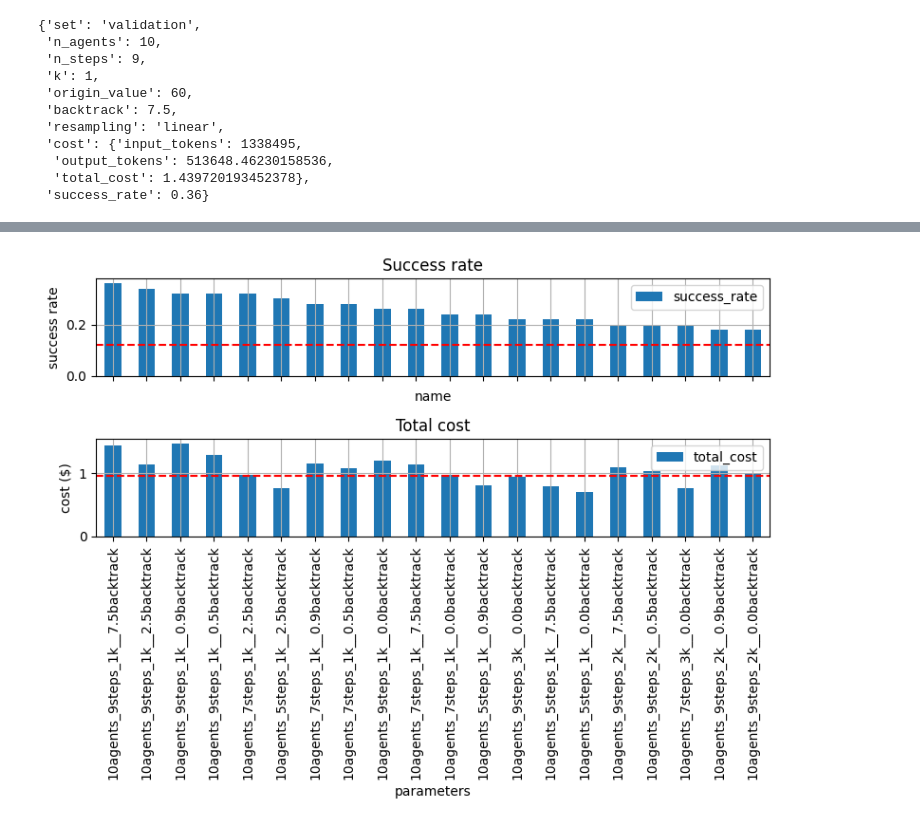
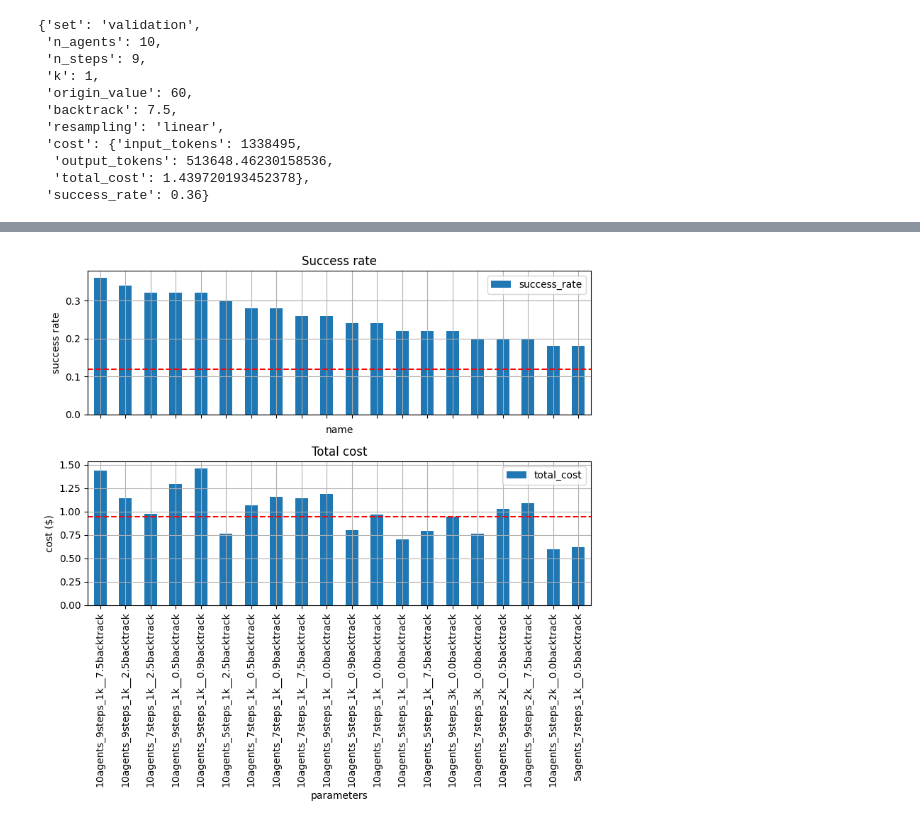
Before and after one commit to au-clan/FoA, a Jupyter notebook: n_overleaf.ipynb, the cells around one changed output, grey strips where cells are left out. Drawn from its saved outputs; the diff is of its cells as text; code cells hidden in the pictures.

```diff
--- a/n_overleaf.ipynb
+++ b/n_overleaf.ipynb
@@ -69,6 +69,5 @@ df = pd.DataFrame(results)
 df["total_cost"] = df["cost"].apply(lambda x: x["total_cost"])
 df["name"] = df.apply(lambda x: f"{x['n_agents']}agents_{x['n_steps']}steps_{x['k']}k__{x['backtrack']}backtrack", axis=1)
 
-df.sort_values(by=["success_rate", "total_cost"], ascending=False, inplace=True)
 
-df = df.head(20)
+df.sort_values(by=["total_cost", "success_rate"], ascending=[True, False], inplace=True)
@@ -107,29 +74,35 @@ plt.show()
 # %%
+# prioritizing success rate
+
 import matplotlib.pyplot as plt
 
+df_temp = df.copy()
+df_temp.sort_values(by=["success_rate", "total_cost"], ascending=[False, True], inplace=True)
+df_temp = df_temp.head(20)
+
 # Create a figure with two subplots
-fig, (ax1, ax2) = plt.subplots(2, 1, figsize=(8, 6))
+fig, (ax1, ax2) = plt.subplots(2, 1, figsize=(8, 8))
 
 # Plot the first dataset on the first subplot
-df.plot(x="name", y="success_rate", kind="bar", title="Success Rate", ax=ax1)
+df_temp.plot(x="name", y="success_rate", kind="bar", title="Success Rate", ax=ax1)
 ax1.axhline(y=0.12, color='r', linestyle='--')  # Adding a horizontal line
 ax1.set_ylabel('success rate')
 ax1.set_title('Success rate')
 ax1.grid(True)
 ax1.set_xticklabels([])  # Hide x-axis tick labels
 
 # Plot the second dataset on the second subplot
-df.plot(x="name", y="total_cost", kind="bar", title="Cost", ax=ax2)
+df_temp.plot(x="name", y="total_cost", kind="bar", title="Cost", ax=ax2)
 ax2.axhline(y=0.95, color='r', linestyle='--')  # Adding a horizontal line
 ax2.set_xlabel('parameters')
 ax2.set_ylabel('cost ($)')
 ax2.set_title('Total cost')
 ax2.grid(True)
 
 # Adjust layout
 plt.tight_layout()
 
 # Show the plot
 plt.show()
 # %% [output]
-[figure, old version]
+[figure, new version]
```
Also changed, not shown: parts of 3 cells of this notebook, 2 other files.
